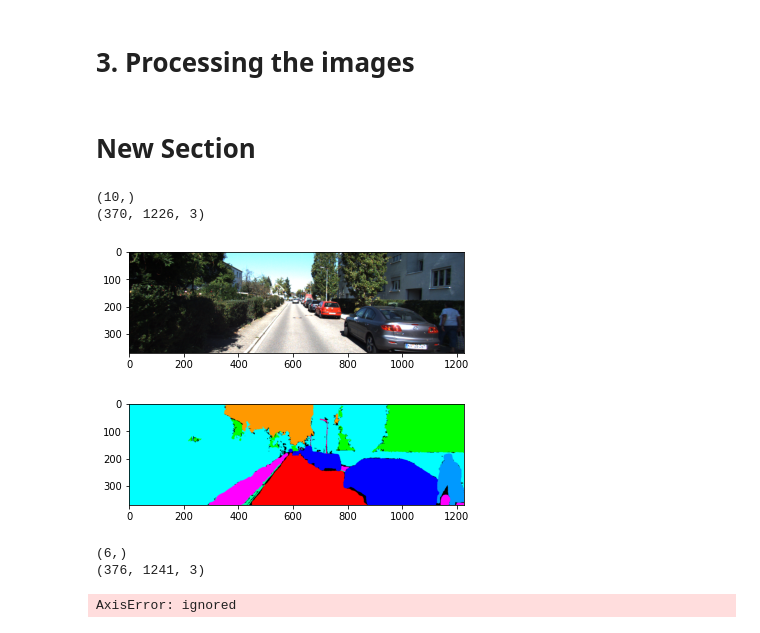
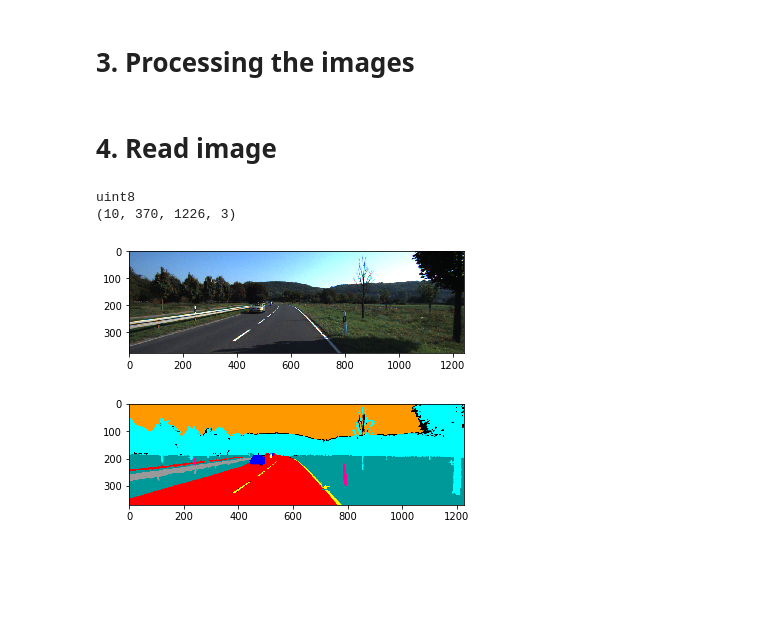
Before and after one commit to gen95mis/dataset, a Jupyter notebook: image_segmentation.ipynb, the cells around one changed output. Saved outputs shown, nothing was run; the diff lists cells and outputs as text; code cells hidden in the pictures; blank space fills up the shorter version.

```diff
--- a/image_segmentation.ipynb
+++ b/image_segmentation.ipynb
@@ -84,8 +142,13 @@ labels = [
 # %%
 import matplotlib.pyplot as plt
 def show_image(img):
-  plt.imshow(img)
+  plt.imshow(img, interpolation='nearest')
   plt.show()
+
+def show_image_array(data):
+  img = Image.fromarray(data, 'RGB')
+  plt.imshow(img, interpolation='nearest')
+  plt.show()
 # %% [markdown]
 # 3. Processing the images
 # %%
@@ -93,38 +156,42 @@ image_dir = 'images'
 image_filenames = os.listdir( image_dir )
 
 labels_dir = 'labels'
-labels_filenames = os.listdir( image_dir )
+labels_filenames = os.listdir( labels_dir )
-# %% [markdown]
-# New Section
+# %% [markdown]
+# 4. Read image
 # %%
 #@markdown > The number of images to load from the dataset. By default 400 images are loaded.
 num_images =  10#@param {type: "number" }
 
-x = list() # sorce image
-y = list() # label image
+y = list()
+for filename in labels_filenames[ 0 : num_images ]:
+	label = Image.open(os.path.join(labels_dir, filename))
+	w, h = label.size
+	# y.append(np.asarray(label.resize((w,h)) ))
+	y.append(np.asarray(label.resize((1226, 370)) ))
 
+
+
+x = list()
 for filename in image_filenames[ 0 : num_images ]:
-	image = Image.open(os.path.join( image_dir, filename))
-	x.append( np.asarray( ImageOps.crop( image ) ) )
+	image = Image.open(os.path.join(image_dir, filename))
+	w, h = image.size
+	x.append(np.asarray(image.resize((w, h)) ))
 
-for filename in labels_filenames[ 0 : num_images ]:
-	image = Image.open(os.path.join(labels_dir, filename))
-	y.append( np.asarray(image) )
+x = np.array( x ) / 255
+y = np.array( y )
 
-x = np.array(x)/255
-y = np.array(y)
-
+print(y.dtype)
 print(y.shape)
-print(y[0].shape)
 
 # our shit
 show_image(x[0])
 show_image(y[0])
 # %% [output]
-(10,)
-(370, 1226, 3)
+uint8
+(10, 370, 1226, 3)
-[figure, old version]
+[figure, new version]
-[figure, old version]
+[figure, new version]
 # %%
 from sklearn.model_selection import train_test_split
 
@@ -135,15 +202,9 @@ train_features, test_features, train_labels, test_labels = train_test_split(np.a
 def mapping( pixel ):
   for l in labels:
     if np.array_equal( pixel , l.color):
-      return np.array( [ l.id ] )
+      return  np.array( [ l.id ] )
+  return np.array( [ -1 ] )
 
-print(train_labels.shape)
-print(train_labels[0].shape)
-
-train_labels = np.apply_along_axis( mapping , axis=3 , arr=train_labels )
-test_labels = np.apply_along_axis( mapping , axis=3 , arr=test_labels )
+train_labels1 = np.apply_along_axis(mapping , axis=3 , arr=train_labels)
+test_labels1 = np.apply_along_axis( mapping , axis=3 , arr=test_labels)
-# %% [output]
-(6,)
-(376, 1241, 3)
-AxisError: ignored
 # %%
```
Also changed, not shown: parts of 3 cells of this notebook.
